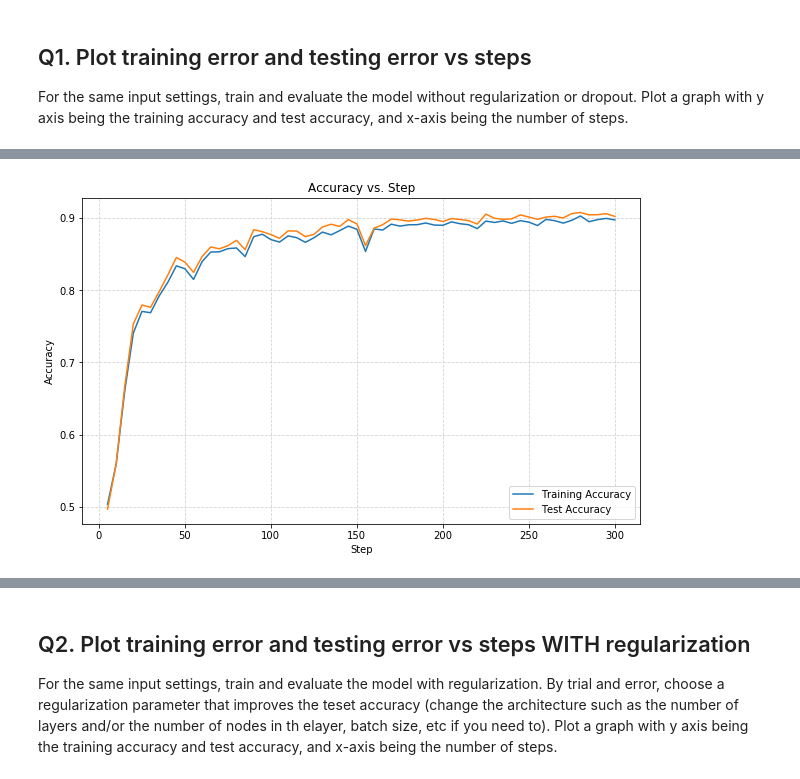
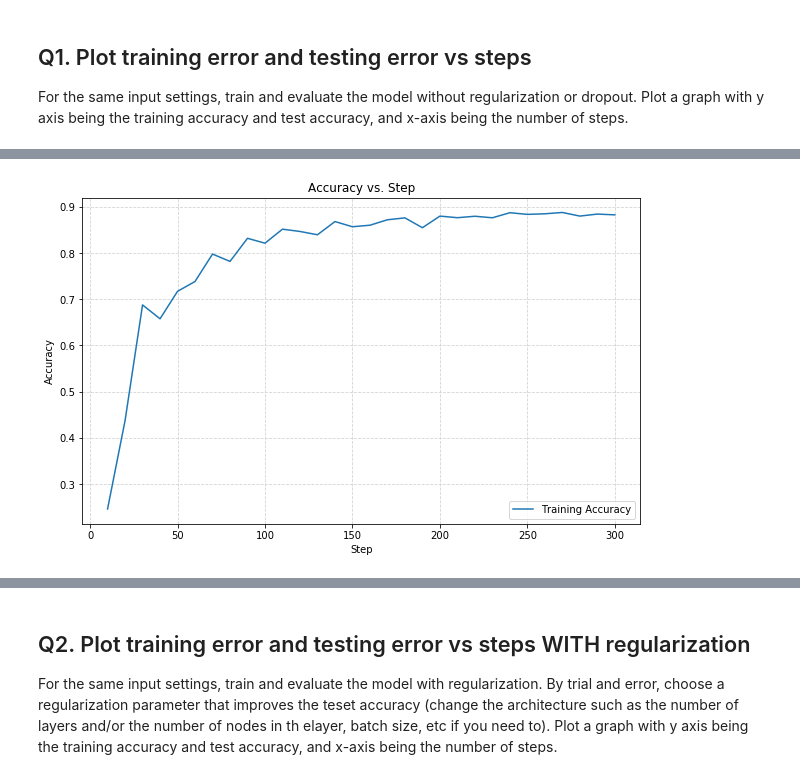
Before and after one commit to Richard-Hendricks/UIUC-Fall-2017, a Jupyter notebook: IE_532/Exercises/4deep_neural_net.ipynb, the cells around one changed output, grey strips where cells are left out. Saved outputs shown, nothing was run; the diff lists cells and outputs as text; code cells hidden in the pictures.

```diff
--- a/IE_532/Exercises/4deep_neural_net.ipynb
+++ b/IE_532/Exercises/4deep_neural_net.ipynb
@@ -44,12 +44,12 @@ Define the neural network.
 def neural_net(x_dict):
     # TF Estimator input is a dict, in case of multiple inputs
     x = x_dict['images']
-    # Hidden fully connected layer with 256 neurons
+    # Hidden fully connected layer with 128 neurons
     layer_1 = tf.layers.dense(x, n_hidden_1)
-    # Hidden fully connected layer with 256 neurons
+    # Hidden fully connected layer with 128 neurons
     layer_2 = tf.layers.dense(layer_1, num_classes)
     # Output fully connected layer with a neuron for each class
-    out_layer = tf.layers.dense(layer_2, num_classes)
+    out_layer = tf.layers.dense(layer_2, n_hidden_2)
     return out_layer
 # %% [markdown]
 Define the model function (following __[TF Estimator Template](https://www.tensorflow.org/api_docs/python/tf/estimator/Estimator)__).
@@ -165,9 +165,8 @@ input_fn_train = tf.estimator.inputs.numpy_input_fn(
 
 # Initialize lists
 acc_train = []
-acc_test = []
 
-for step in list(range(5, num_steps + 1, 5)):
+for step in list(range(10, num_steps + 1, 10)):
     # Build the estimator
     model = tf.estimator.Estimator(model_fn)
 
@@ -181,10 +180,8 @@ for step in list(range(5, num_steps + 1, 5)):
     # Use the Estimator 'evaluate' method
     acc_train.append(model.evaluate(temp_train)["accuracy"])
 
-    # test accuracy
-    temp_test = tf.estimator.inputs.numpy_input_fn(
-        x = {'images': mnist.test.images}, y = mnist.test.labels,
-        batch_size = batch_size, shuffle = False)
-    # Use the Estimator 'evaluate' method
-    acc_test.append(model.evaluate(temp_test)["accuracy"])
+# test accuracy
+temp_test = tf.estimator.inputs.numpy_input_fn(
+    x = {'images': mnist.test.images}, y = mnist.test.labels,
+    batch_size = batch_size, shuffle = False)
 # %% [output]
@@ -208,15 +205,14 @@ WARNING:tensorflow:Skipping summary for global_step, must be a float or np.float
 # %%
 # Display the graph
 fig, ax = plt.subplots(figsize = (10, 6))
-X = list(range(5, num_steps + 1, 5))
+X = list(range(10, num_steps + 1, 10))
 plt.plot(X, acc_train, label = "Training Accuracy")
-plt.plot(X, acc_test, label = "Test Accuracy")
 
 plt.xlabel('Step')
 plt.ylabel('Accuracy')
 plt.title('Accuracy vs. Step')
 plt.legend(loc = "lower right")
 plt.grid(color = 'lightgray', linestyle = '--')
 plt.show()
 # %% [output]
-[figure, old version]
+[figure, new version]
```
Also changed, not shown: parts of 20 cells of this notebook.
